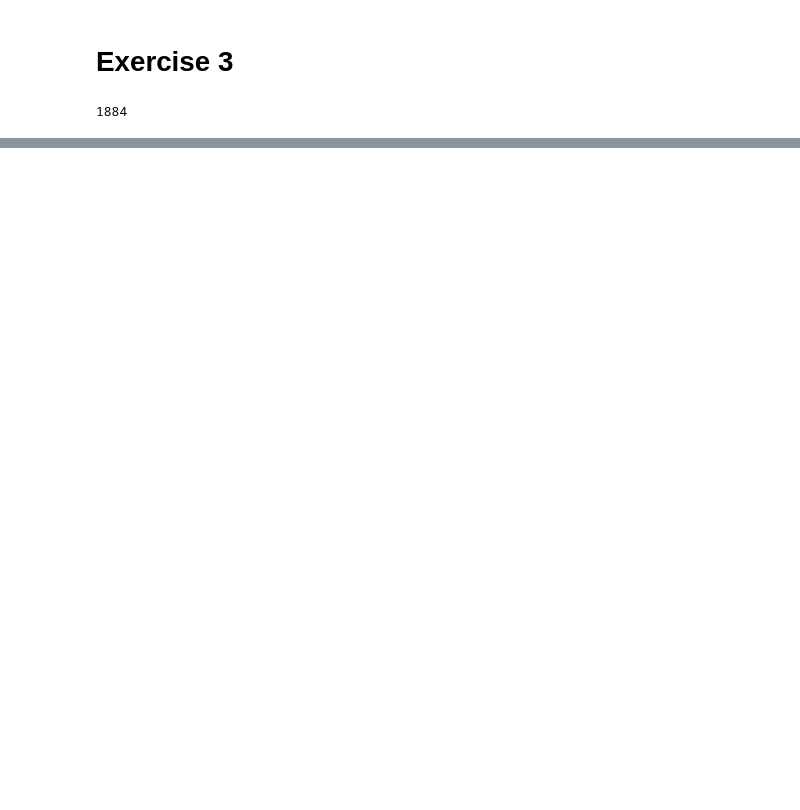
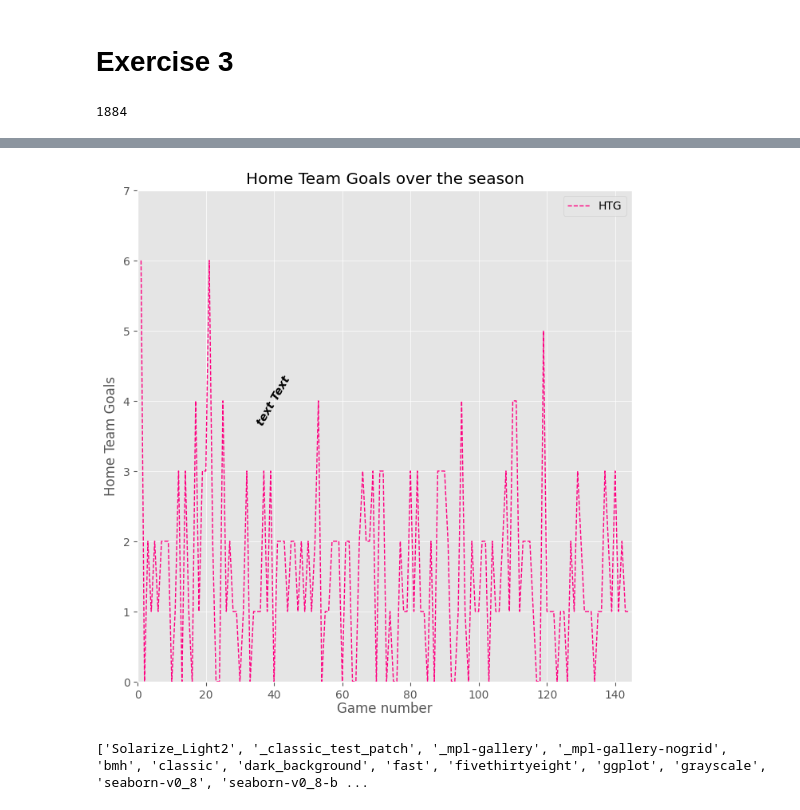
Before and after one commit to soumya-shome/My-Guide-to-Coding, a Jupyter notebook: Visualization/Code1.ipynb, the cells around one changed output, grey strips where cells are left out. Saved outputs shown, nothing was run; the diff lists cells and outputs as text; code cells hidden in the pictures; blank space fills up the shorter version.

```diff
--- a/Visualization/Code1.ipynb
+++ b/Visualization/Code1.ipynb
@@ -468,0 +507,46 @@ plt.show()
+# %%
+with open("Data/Goals.txt","r") as goalData:
+    homeTeamLine = goalData.readline()
+    homeTeamLine = homeTeamLine.strip(" \n")
+    homeTeamLine = homeTeamLine.split(" ")
+
+    HomeTeamGoals = [int(x) for x in homeTeamLine]
+    awayTeamLine = goalData.readline()
+    awayTeamLine = awayTeamLine.strip(" \n")
+    awayTeamLine = awayTeamLine.split(" ")
+
+    AwayTeamGoals = [int(x) for x in awayTeamLine]
+
+x=[]
+for i in range(1,len(HomeTeamGoals)+1):
+    x.append(i)
+
+fig2 = plt.figure("Second",figsize=(8,8))
+
+
+ax1 = fig2.add_subplot(1,1,1)
+
+ax1.plot(x,HomeTeamGoals,color =(1,0,.5), linestyle="--", linewidth=1, label = "HTG")
+
+ax1.set_xlim(0,145)
+ax1.set_ylim(0,7)
+ax1.set_title("Home Team Goals over the season")
+ax1.set_xlabel("Game number", labelpad=1)
+ax1.set_ylabel("Home Team Goals")
+ax1.legend(loc = "best") # upper, lower, center, left, right, best
+#ax1.text(x = 40, y = 4, s= "text Text")
+ax1.text(40, 4, s= "text Text",
+         horizontalalignment ="center",
+         verticalalignment = "center",
+         rotation = 60,
+         style = "italic",
+         weight = 1000) # 0 - 1000 , bold
+ # horizontalalignment ="center"/"left"/"right" , verticalalignment = "center"/"top"/"bottom"/"left"/"right"
+
+plt.show()
+# %% [output]
+[figure, added]
+# %%
+print(plt.style.available)
+# %% [output]
+['Solarize_Light2', '_classic_test_patch', '_mpl-gallery', '_mpl-gallery-nogrid', 'bmh', 'classic', 'dark_background', 'fast', 'fivethirtyeight', 'ggplot', 'grayscale', 'seaborn-v0_8', 'seaborn-v0_8-b ...
```
Also changed, not shown: parts of 28 cells of this notebook, 13 other files.
